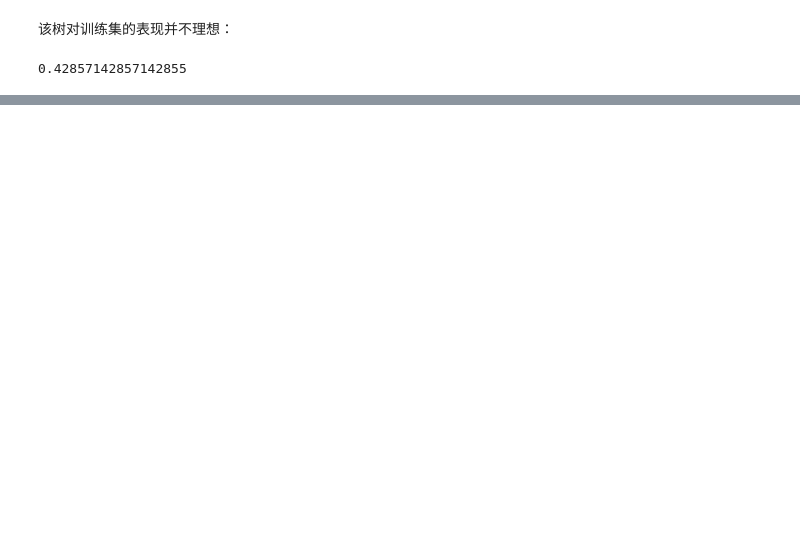
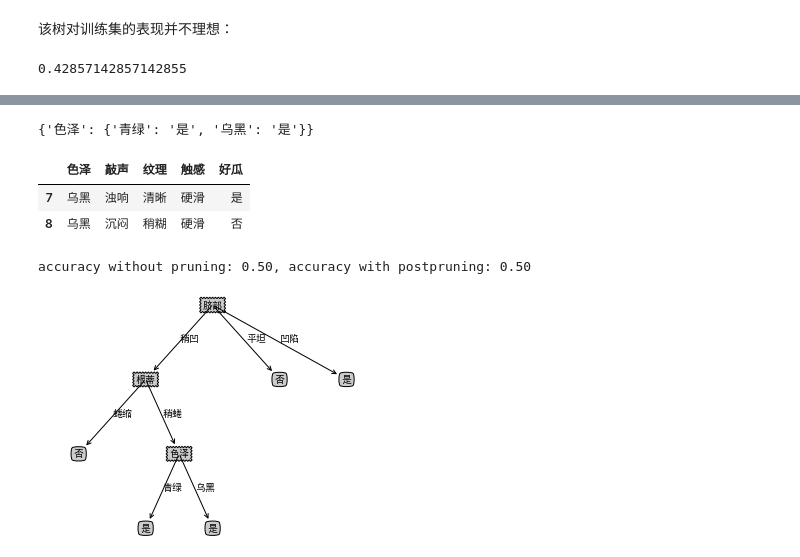
Before and after one commit to coder-ss/ss-cheat-sheet-ml, a Jupyter notebook: decision-tree/pruning.ipynb, the cells around one changed output, grey strips where cells are left out. Drawn from its saved outputs; the diff is of its cells as text; code cells hidden in the pictures; blank space fills up the shorter version.

```diff
--- a/decision-tree/pruning.ipynb
+++ b/decision-tree/pruning.ipynb
@@ -397,0 +462,10 @@ KeyError: '稍凹'
+# %%
+t_post2 = post_pruning(t_post, X_test, y_test)
+createPlot(t_post2)
+# %% [output]
+{'色泽': {'青绿': '是', '乌黑': '是'}}
+|  | 色泽 | 敲声 | 纹理 | 触感 | 好瓜 |
+| 7 | 乌黑 | 浊响 | 清晰 | 硬滑 | 是 |
+| 8 | 乌黑 | 沉闷 | 稍糊 | 硬滑 | 否 |
+accuracy without pruning: 0.50, accuracy with postpruning: 0.50
+[figure, added]
```
Also changed, not shown: parts of 10 cells of this notebook.
